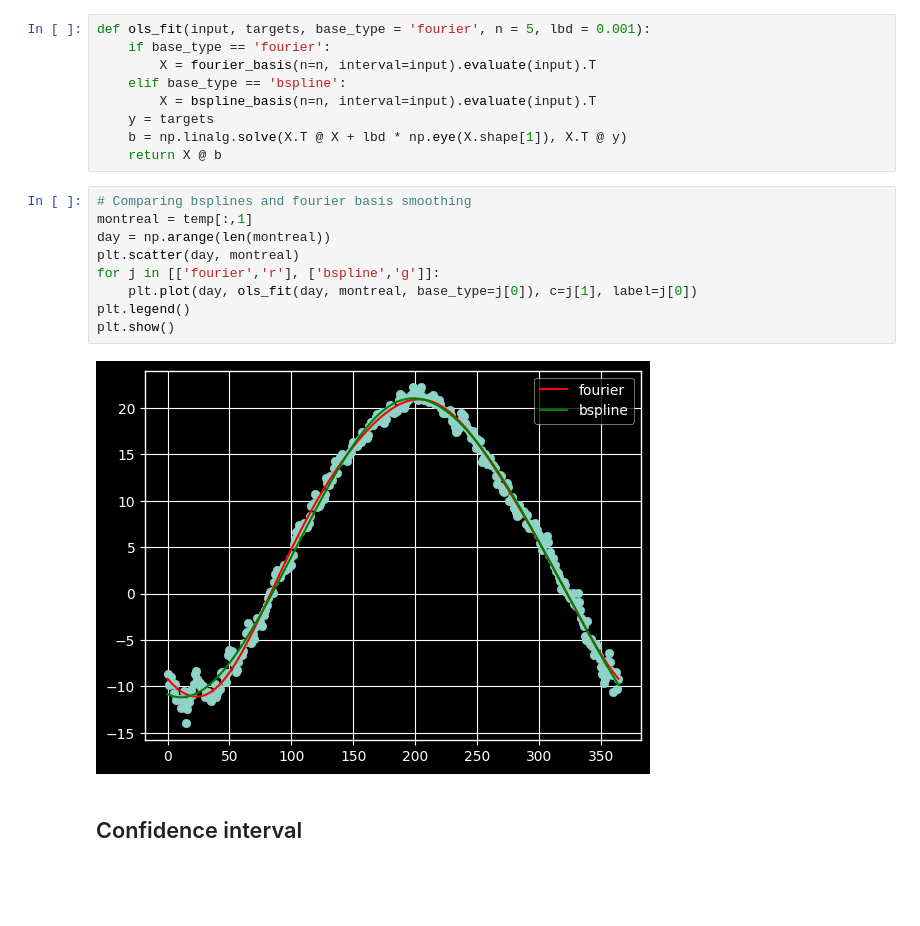
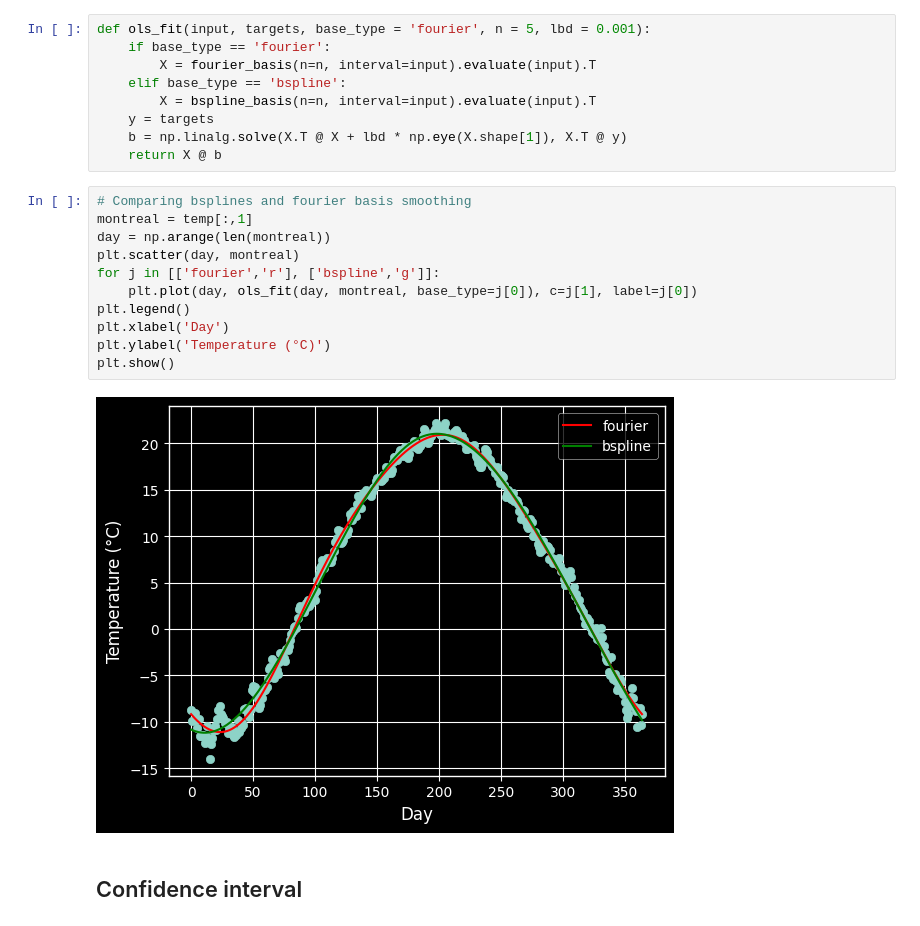
Before and after one commit to Emmanuel-mg/FDA_project, a Jupyter notebook: project.ipynb, the cells around one changed output. Drawn from its saved outputs; the diff is of its cells as text; blank space fills up the shorter version.

```diff
--- a/project.ipynb
+++ b/project.ipynb
@@ -116,14 +118,16 @@ def ols_fit(input, targets, base_type = 'fourier', n = 5, lbd = 0.001):
 # %%
 # Comparing bsplines and fourier basis smoothing
 montreal = temp[:,1]
 day = np.arange(len(montreal))
 plt.scatter(day, montreal)
 for j in [['fourier','r'], ['bspline','g']]:
     plt.plot(day, ols_fit(day, montreal, base_type=j[0]), c=j[1], label=j[0])
 plt.legend()
+plt.xlabel('Day')
+plt.ylabel('Temperature (°C)')
 plt.show()
 # %% [output]
-[figure, old version]
+[figure, new version]
 # %% [markdown]
 ## Confidence interval
 # %%
```
Also changed, not shown: parts of 3 cells of this notebook.
